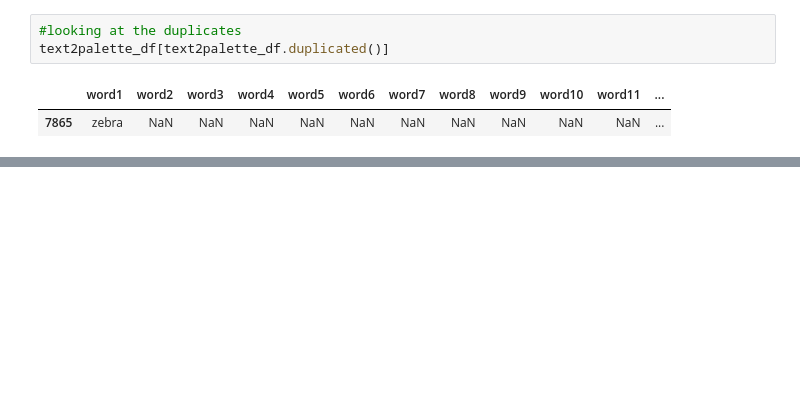
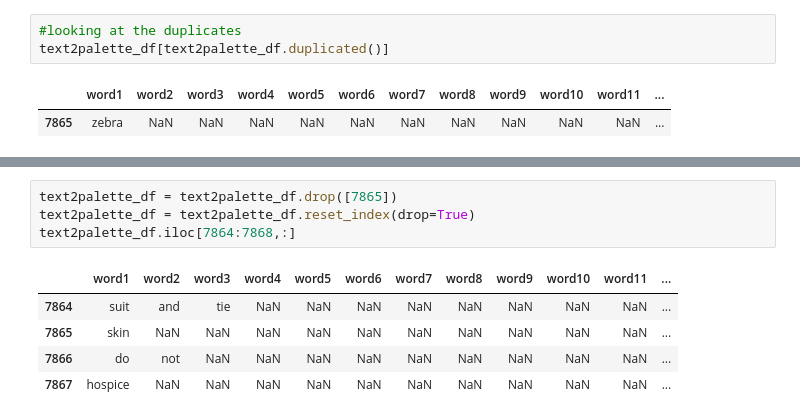
Before and after one commit to MaryaRB/ColorPaletteGenerator, a Jupyter notebook: data/EDA.ipynb, the cells around one changed output, grey strips where cells are left out. Drawn from its saved outputs; the diff is of its cells as text; blank space fills up the shorter version.

```diff
--- a/data/EDA.ipynb
+++ b/data/EDA.ipynb
@@ -374,0 +396,10 @@ text2palette_df[text2palette_df.duplicated()]
+# %%
+text2palette_df = text2palette_df.drop([7865])
+text2palette_df = text2palette_df.reset_index(drop=True)
+text2palette_df.iloc[7864:7868,:]
+# %% [output]
+|  | word1 | word2 | word3 | word4 | word5 | word6 | word7 | word8 | word9 | word10 | word11 | ... |
+| 7864 | suit | and | tie | NaN | NaN | NaN | NaN | NaN | NaN | NaN | NaN | ... |
+| 7865 | skin | NaN | NaN | NaN | NaN | NaN | NaN | NaN | NaN | NaN | NaN | ... |
+| 7866 | do | not | NaN | NaN | NaN | NaN | NaN | NaN | NaN | NaN | NaN | ... |
+| 7867 | hospice | NaN | NaN | NaN | NaN | NaN | NaN | NaN | NaN | NaN | NaN | ... |
```
Also changed, not shown: parts of 7 cells of this notebook, 1 other file.
